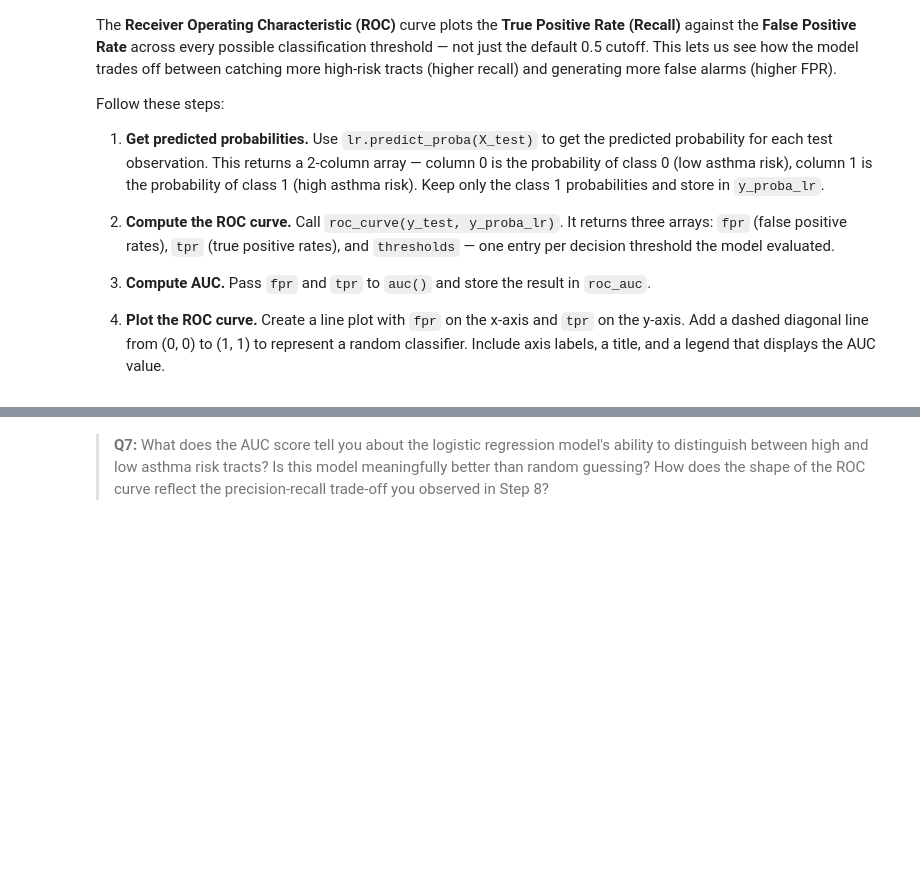
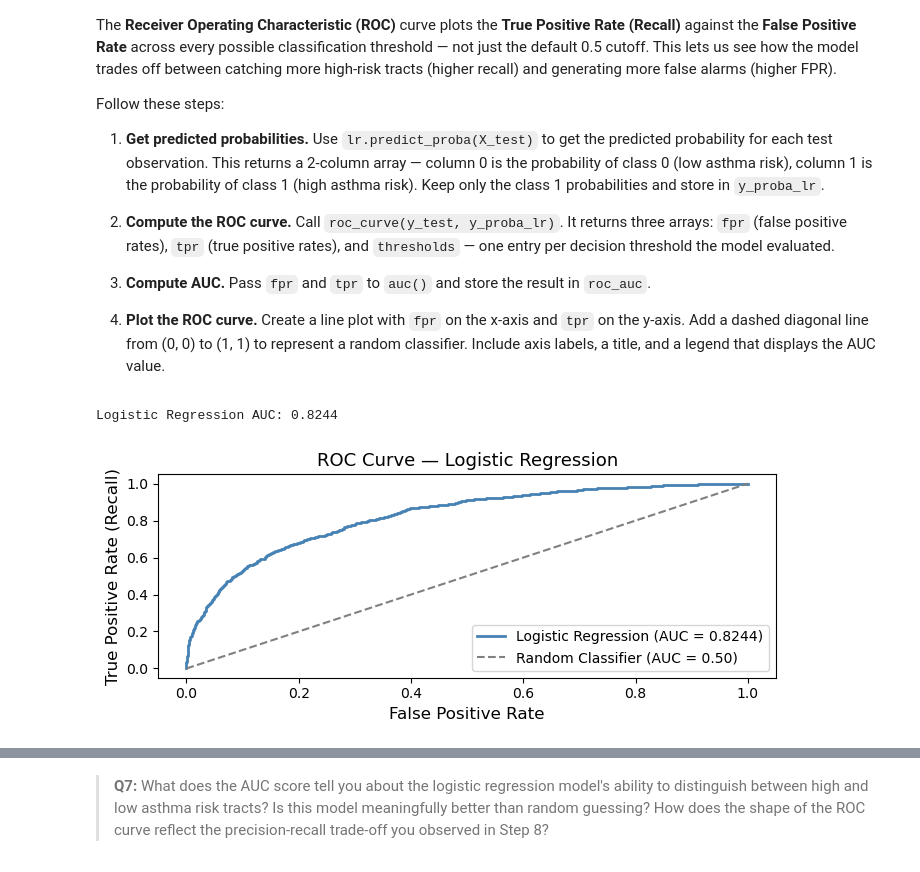
Before and after one commit to willrmull/assignment-2, a Jupyter notebook: hw2-task2.ipynb, the cells around one changed output, grey strips where cells are left out. Drawn from its saved outputs; the diff is of its cells as text; code cells hidden in the pictures; blank space fills up the shorter version.

```diff
--- a/hw2-task2.ipynb
+++ b/hw2-task2.ipynb
@@ -332,11 +463,24 @@ Follow these steps:
 
 4. **Plot the ROC curve.** Create a line plot with `fpr` on the x-axis and `tpr` on the y-axis. Add a dashed diagonal line from (0, 0) to (1, 1) to represent a random classifier. Include axis labels, a title, and a legend that displays the AUC value.
 # %%
-y_proba_lr = ...
-fpr, tpr, thresholds = ...
-roc_auc = ...
+y_proba_lr = lr.predict_proba(X_test)[:, 1]
+fpr, tpr, thresholds = roc_curve(y_test, y_proba_lr)
+roc_auc = auc(fpr, tpr)
 
 
 print(f'Logistic Regression AUC: {roc_auc:.4f}')
+
+fig, ax = plt.subplots(figsize=(7, 3))
+ax.plot(fpr, tpr, color='steelblue', linewidth=2, label=f'Logistic Regression (AUC = {roc_auc:.4f})')
+ax.plot([0, 1], [0, 1], color='grey', linestyle='--', label='Random Classifier (AUC = 0.50)')
+ax.set_xlabel('False Positive Rate', fontsize=12)
+ax.set_ylabel('True Positive Rate (Recall)', fontsize=12)
+ax.set_title('ROC Curve — Logistic Regression', fontsize=13)
+ax.legend(loc='lower right')
+plt.tight_layout()
+plt.show()
+# %% [output]
+Logistic Regression AUC: 0.8244
+[figure, added]
 # %%
 grader.check("q17")
```
Also changed, not shown: parts of 23 cells of this notebook, 1 other file.
